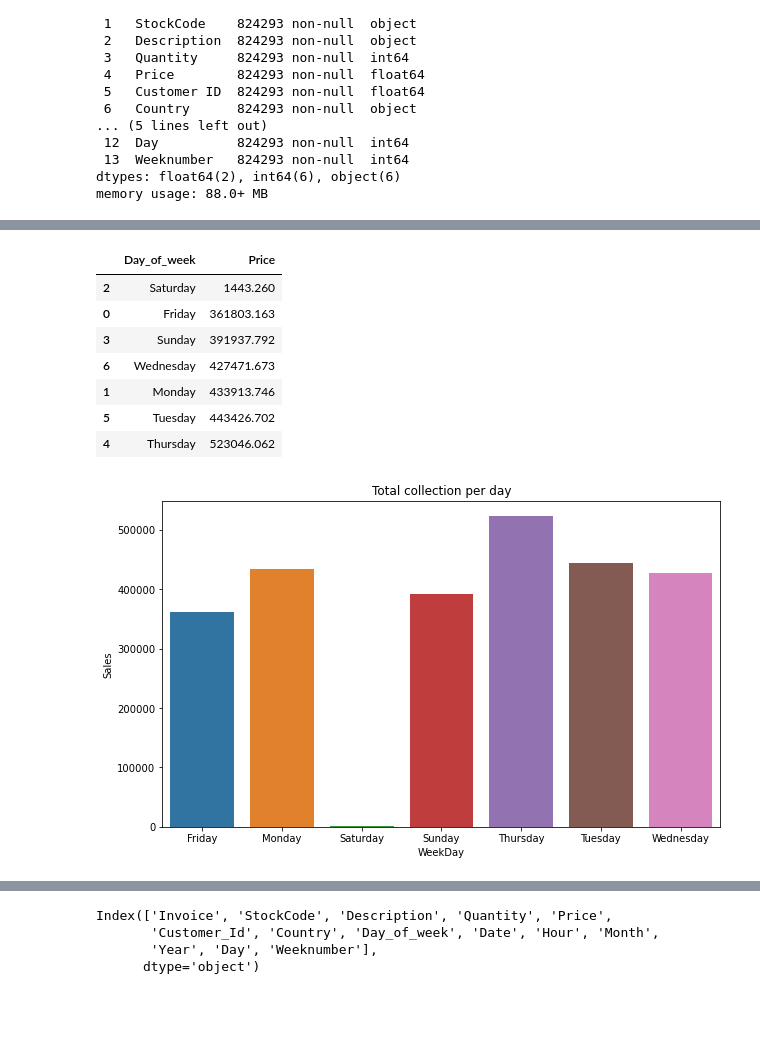
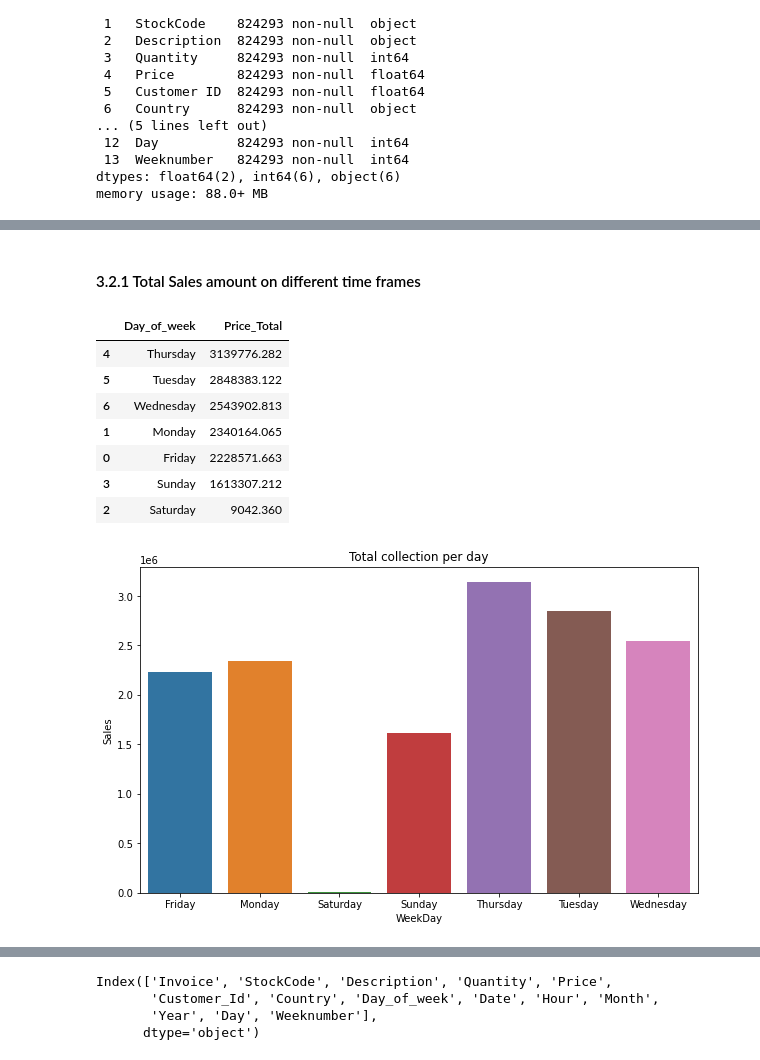
Before and after one commit to dharitsura248/OnlineRetailStore, a Jupyter notebook: OnlineRetailStore/notebooks/ExploratoryDataAnalysis.ipynb, the cells around one changed output, grey strips where cells are left out. Drawn from its saved outputs; the diff is of its cells as text; code cells hidden in the pictures; blank space fills up the shorter version.

Commit message:
Average Price and Post 30 orders and Comments

```diff
--- a/OnlineRetailStore/notebooks/ExploratoryDataAnalysis.ipynb
+++ b/OnlineRetailStore/notebooks/ExploratoryDataAnalysis.ipynb
@@ -146,22 +158,27 @@ Finding the sales distribution over the weekdays, weeknumber and month
+# %% [markdown]
+#### 3.2.1 Total Sales amount on different time frames
+# %%
+#Total cart bill
+non_cancelled_Df['Price_Total'] = non_cancelled_Df['Price'] * non_cancelled_Df['Quantity']
 # %%
-weekday_sales_df = non_cancelled_Df.groupby(by='Day_of_week')['Price'].sum().reset_index()
-weekday_sales_df.sort_values(by='Price',ascending=True)
+weekday_sales_df = non_cancelled_Df.groupby(by='Day_of_week')['Price_Total'].sum().reset_index()
+weekday_sales_df.sort_values(by='Price_Total',ascending=False)
 # %% [output]
-|  | Day_of_week | Price |
-| 2 | Saturday | 1443.260 |
-| 0 | Friday | 361803.163 |
-| 3 | Sunday | 391937.792 |
-| 6 | Wednesday | 427471.673 |
-| 1 | Monday | 433913.746 |
-| 5 | Tuesday | 443426.702 |
-| 4 | Thursday | 523046.062 |
+|  | Day_of_week | Price_Total |
+| 4 | Thursday | 3139776.282 |
+| 5 | Tuesday | 2848383.122 |
+| 6 | Wednesday | 2543902.813 |
+| 1 | Monday | 2340164.065 |
+| 0 | Friday | 2228571.663 |
+| 3 | Sunday | 1613307.212 |
+| 2 | Saturday | 9042.360 |
 # %%
 plt.subplots(figsize=(10, 6))
-sns.barplot(x='Day_of_week',y='Price',data=weekday_sales_df)
+sns.barplot(x='Day_of_week',y='Price_Total',data=weekday_sales_df)
 plt.xlabel('WeekDay')
 plt.ylabel('Sales')
 plt.title('Total collection per day')
 plt.show()
 # %% [output]
-[figure, old version]
+[figure, new version]
 # %%
```
Also changed, not shown: parts of 71 cells of this notebook.
